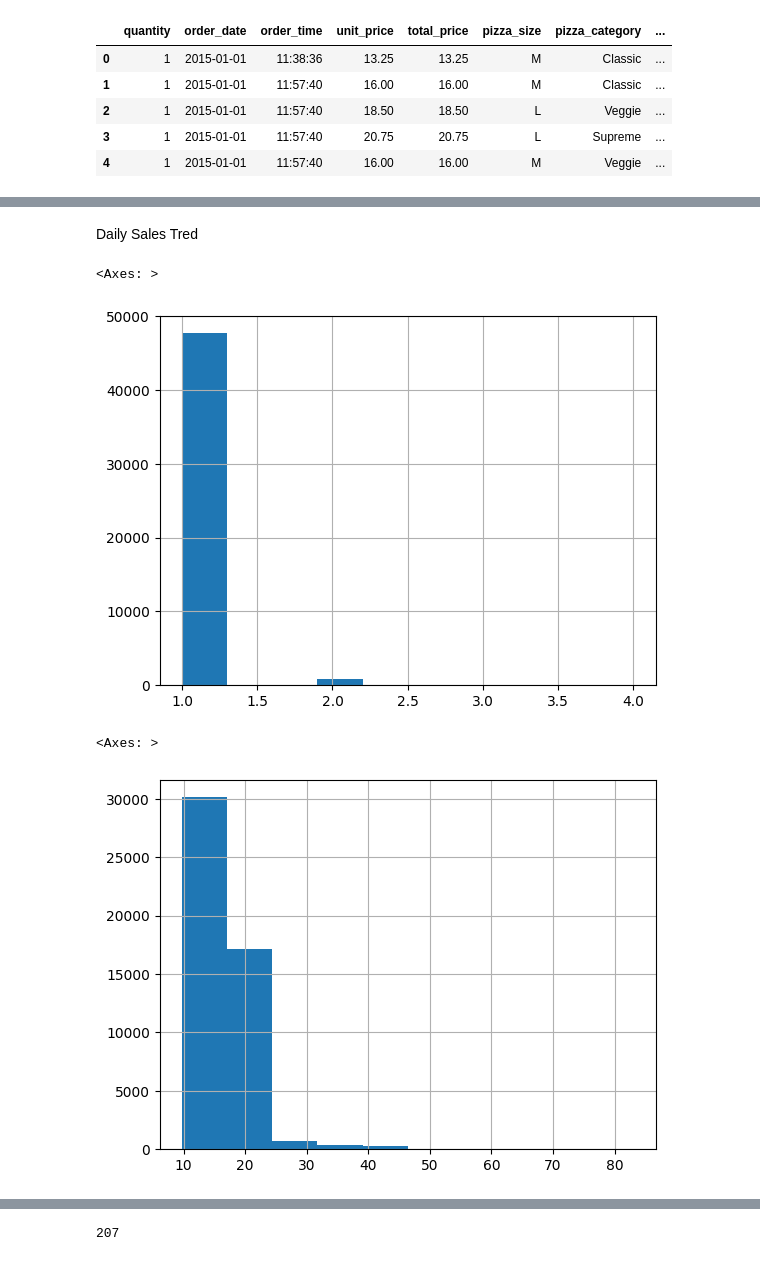
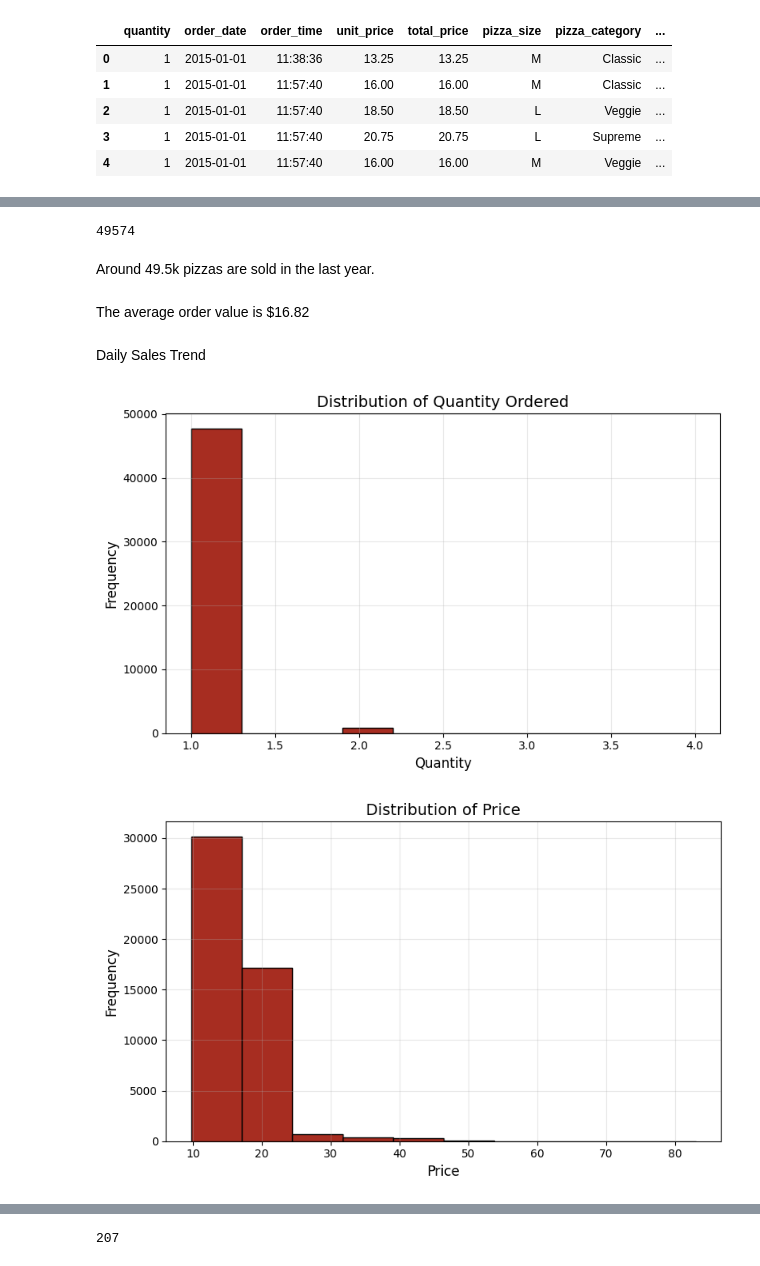
Before and after one commit to AdityaKumbhar21/Pizza_Sales_Analysis_and_Forecasting, a Jupyter notebook: notebooks/01_EDA.ipynb, the cells around one changed output, grey strips where cells are left out. Cells and saved outputs as stored; diff of their text form; code cells hidden in the pictures.

```diff
--- a/notebooks/01_EDA.ipynb
+++ b/notebooks/01_EDA.ipynb
@@ -269,2 +279,10 @@ df.head()
+# %%
+int(df['quantity'].sum())
+# %% [output]
+49574
+# %% [markdown]
+Around 49.5k pizzas are sold in the last year.
+# %% [markdown]
+The average order value is $16.82
 # %% [markdown]
-Daily Sales Tred
+Daily Sales Trend
@@ -271,11 +291,25 @@ Daily Sales Tred
 # %%
-df['quantity'].hist()
+plt.figure(figsize=(8, 5))
+df['quantity'].hist(color='#a72d21', edgecolor='black')
+
+plt.title("Distribution of Quantity Ordered", fontsize=14)
+plt.xlabel("Quantity", fontsize=12)
+plt.ylabel("Frequency", fontsize=12)
+plt.grid(alpha=0.3)
+plt.tight_layout()
+plt.show()
 # %% [output]
-<Axes: >
-[figure, old version]
+[figure, new version]
 # %%
-df['total_price'].hist()
+plt.figure(figsize=(8, 5))
+df['total_price'].hist(color='#a72d21', edgecolor='black', bins=10)
+
+plt.title("Distribution of Price", fontsize=14)
+plt.xlabel("Price", fontsize=12)
+plt.ylabel("Frequency", fontsize=12)
+plt.grid(alpha=0.3)
+plt.tight_layout()
+plt.show()
 # %% [output]
-<Axes: >
-[figure, old version]
+[figure, new version]
 # %%
```
Also changed, not shown: parts of 20 cells of this notebook, 1 other file.
